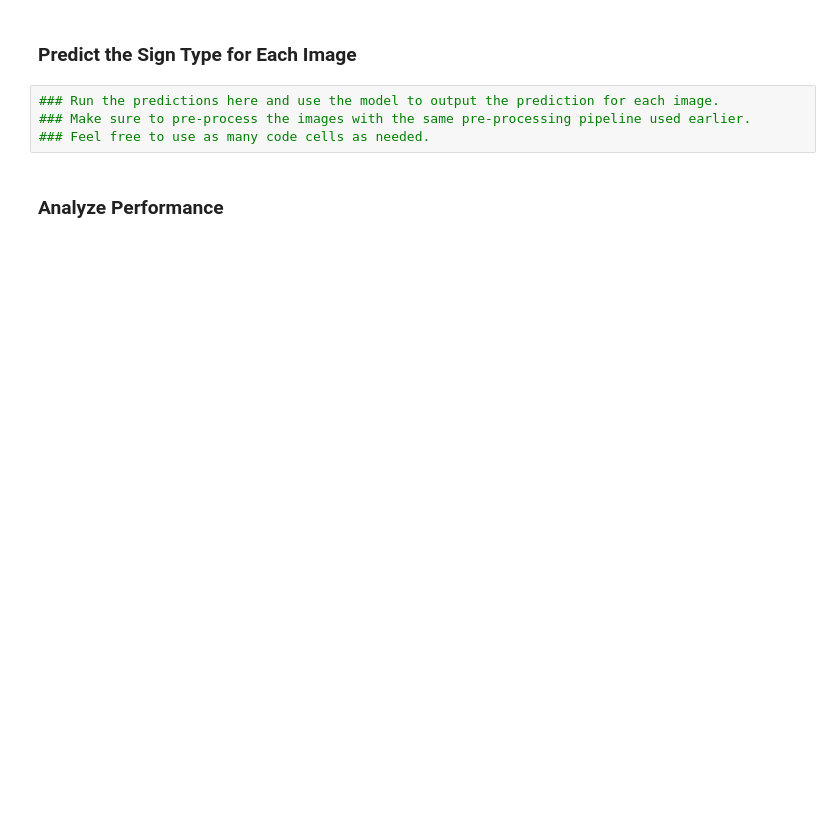
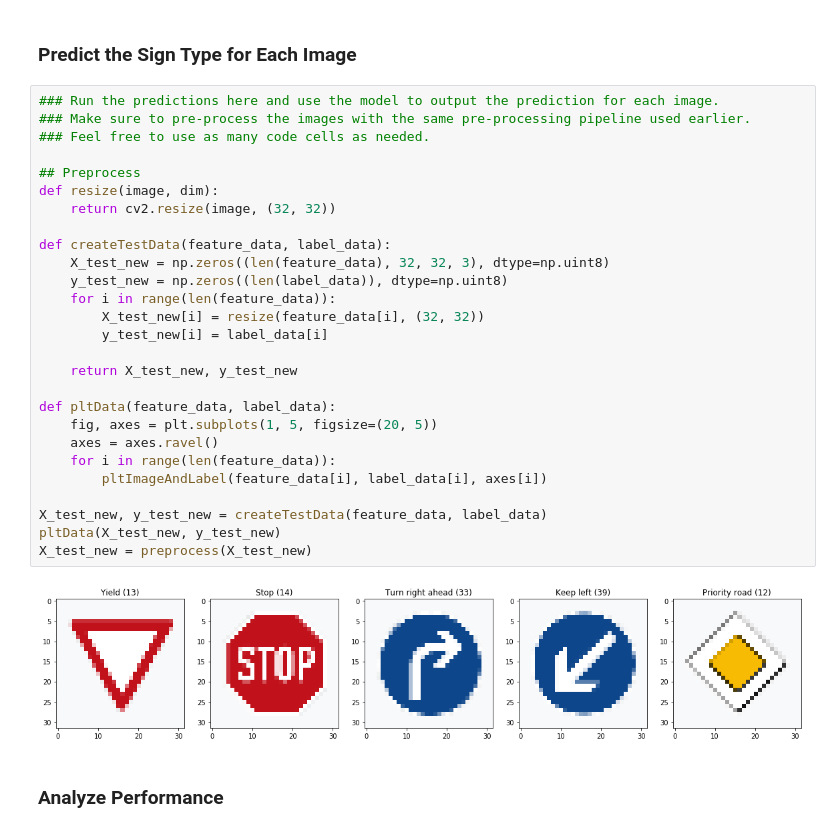
Before and after one commit to UmbrellaSampler/carnd-term1-2_traffic_sign_classifier, a Jupyter notebook: Traffic_Sign_Classifier.ipynb, the cells around one changed output. Cells and saved outputs as stored; diff of their text form; blank space fills up the shorter version.

```diff
--- a/Traffic_Sign_Classifier.ipynb
+++ b/Traffic_Sign_Classifier.ipynb
@@ -405,7 +425,32 @@ You may find `signnames.csv` useful as it contains mappings from the class id (i
 # %%
 ### Run the predictions here and use the model to output the prediction for each image.
 ### Make sure to pre-process the images with the same pre-processing pipeline used earlier.
 ### Feel free to use as many code cells as needed.
+
+## Preprocess
+def resize(image, dim):
+    return cv2.resize(image, (32, 32))
+
+def createTestData(feature_data, label_data):
+    X_test_new = np.zeros((len(feature_data), 32, 32, 3), dtype=np.uint8)
+    y_test_new = np.zeros((len(label_data)), dtype=np.uint8)
+    for i in range(len(feature_data)):
+        X_test_new[i] = resize(feature_data[i], (32, 32))
+        y_test_new[i] = label_data[i]
+
+    return X_test_new, y_test_new
+
+def pltData(feature_data, label_data):
+    fig, axes = plt.subplots(1, 5, figsize=(20, 5))
+    axes = axes.ravel()
+    for i in range(len(feature_data)):
+        pltImageAndLabel(feature_data[i], label_data[i], axes[i])
+
+X_test_new, y_test_new = createTestData(feature_data, label_data)
+pltData(X_test_new, y_test_new)
+X_test_new = preprocess(X_test_new)
+# %% [output]
+[figure, added]
 # %% [markdown]
 ### Analyze Performance
 # %%
```
Also changed, not shown: parts of 7 cells of this notebook, 5 other files.
